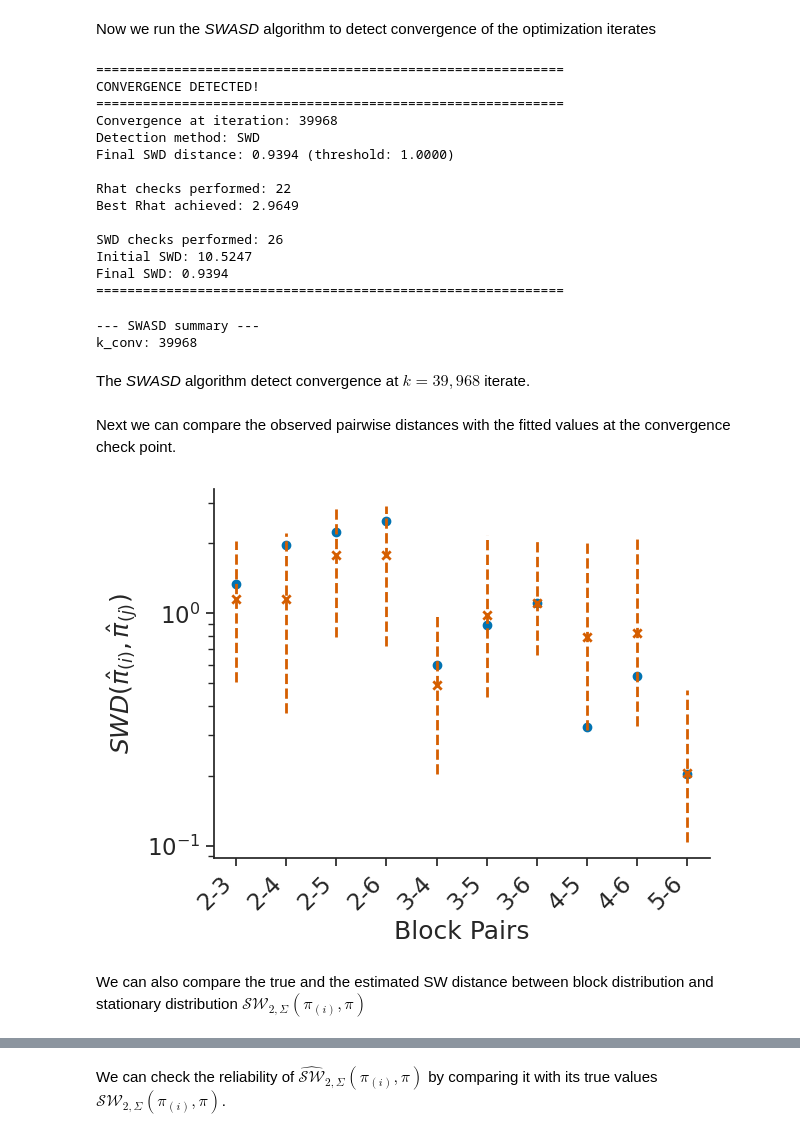
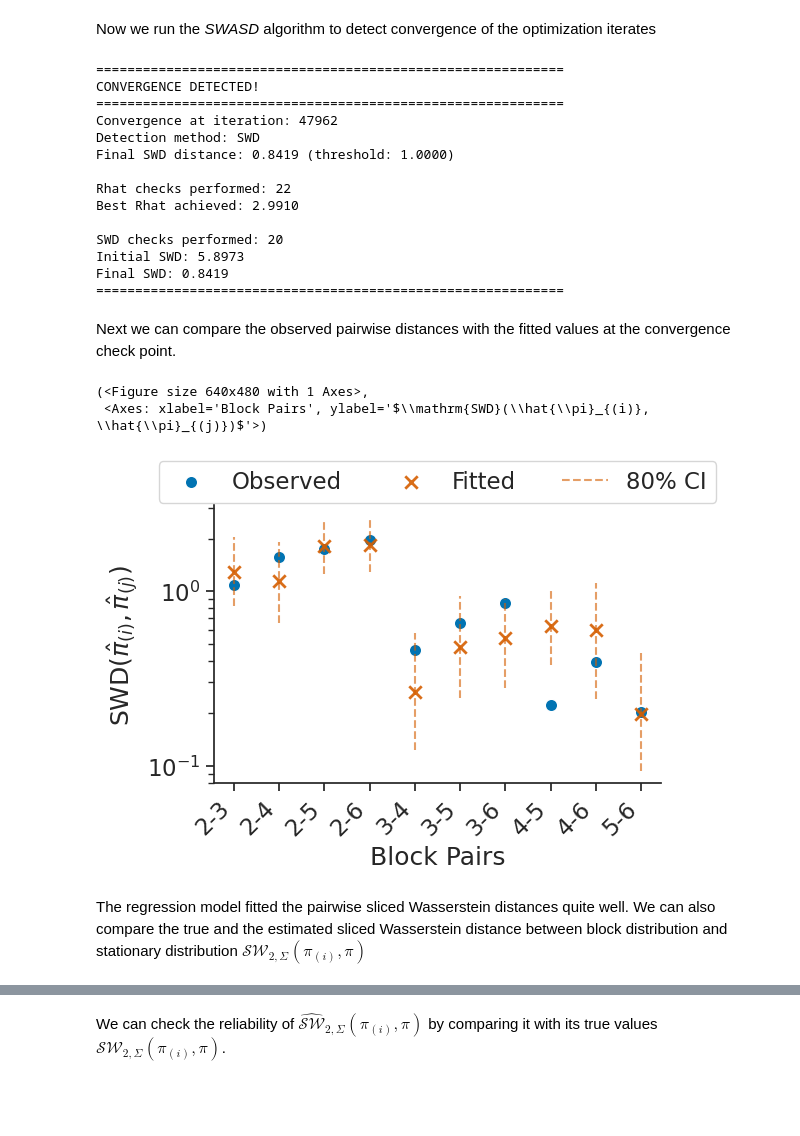
Before and after one commit to Manushi22/swasd, a Jupyter notebook: notebooks/stochastic_optimization_example.ipynb, the cells around one changed output, grey strips where cells are left out. Drawn from its saved outputs; the diff is of its cells as text; code cells hidden in the pictures; blank space fills up the shorter version.

```diff
--- a/notebooks/stochastic_optimization_example.ipynb
+++ b/notebooks/stochastic_optimization_example.ipynb
@@ -179,68 +105,37 @@ plot_iterate_trace(X_true, xlog=False)
 # %% [markdown]
 Now we run the *SWASD* algorithm to detect convergence of the optimization iterates
 # %%
-algo = swasd(X,
-    n_blocks=6,
-    n_projections=250,
-    n_bootstrap=10,
-    convg_threshold=1.0,
-    min_iters_per_block=250,
-    block_mode="all_pairs",
-    true_swd=True,
-    true_samples=X_true,
-    wo_init_block=True,
-    diagnostic=True,
-    verbose=2,
-)
-
-out = algo.run()
+results = swasd(X, true_swd=True, true_samples=X_true)
 # %% [output]
 ============================================================
 CONVERGENCE DETECTED!
 ============================================================
-Convergence at iteration: 39968
+Convergence at iteration: 47962
 Detection method: SWD
-Final SWD distance: 0.9394 (threshold: 1.0000)
+Final SWD distance: 0.8419 (threshold: 1.0000)
 
 Rhat checks performed: 22
-Best Rhat achieved: 2.9649
+Best Rhat achieved: 2.9910
 
-SWD checks performed: 26
-Initial SWD: 10.5247
-Final SWD: 0.9394
+SWD checks performed: 20
+Initial SWD: 5.8973
+Final SWD: 0.8419
 ============================================================
-# %%
-print("--- SWASD summary ---")
-print("k_conv:", out.get("k_conv"))
-# %% [output]
---- SWASD summary ---
-k_conv: 39968
-# %% [markdown]
-The *SWASD* algorithm detect convergence at $k=39,968$ iterate.
 # %%
-convg_check_iterate = out['convg_check_iterate']
-swd_pairwise_convg_results = out['pairwise_swd_results'][-1]
-swd_estimated_convg_results = out['estimated_swd_results'][-1]
-swd_regression_convg_results = out['regression_results'][-1]
-swd_true_convg_results = out['true_swd_results'][-1]
-convg_iterate_swd = convg_check_iterate[-1]
-
-num_blocks = 6
-index = num_blocks-1
-y_true = swd_pairwise_convg_results["mean_all"][index:]
-y_pred = np.exp(swd_regression_convg_results["y_predicted"])
-y_pred_uci = np.exp(swd_regression_convg_results["upper_CI"])
-y_pred_lci = np.exp(swd_regression_convg_results["lower_CI"])
-block_pairs = np.array(swd_pairwise_convg_results["block_pair"])[index:]
+#read the results at the convergence
+swd_pairwise_convg_results =results['pairwise_swd_results'][-1]
+swd_estimated_convg_results = results['estimated_swd_results'][-1]
+swd_regression_convg_results = results['regression_results'][-1]
+swd_true_convg_results = results['true_swd_results'][-1]
 # %% [markdown]
 Next we can compare the observed pairwise distances with the fitted values at the convergence check point.
 # %%
-regression_true_vs_fitted_plot(
-            y_true, y_pred,
-            y_pred_uci, y_pred_lci, block_pairs,
-            xlog=False)
+regression_diagnostic_plot(
+            swd_pairwise_convg_results, swd_regression_convg_results)
 # %% [output]
+(<Figure size 640x480 with 1 Axes>,
+ <Axes: xlabel='Block Pairs', ylabel='$\\mathrm{SWD}(\\hat{\\pi}_{(i)}, \\hat{\\pi}_{(j)})$'>)
-[figure, old version]
+[figure, new version]
 # %% [markdown]
-We can also compare the true and the estimated SW distance between block distribution and stationary distribution $\mathcal{SW}_{2,\Sigma}(\pi_{(i)},\pi)$
+The regression model fitted the pairwise sliced Wasserstein distances quite well. We can also compare the true and the estimated sliced Wasserstein distance between block distribution and stationary distribution $\mathcal{SW}_{2,\Sigma}(\pi_{(i)},\pi)$
 # %%
```
Also changed, not shown: parts of 9 cells of this notebook, 3 other files.
